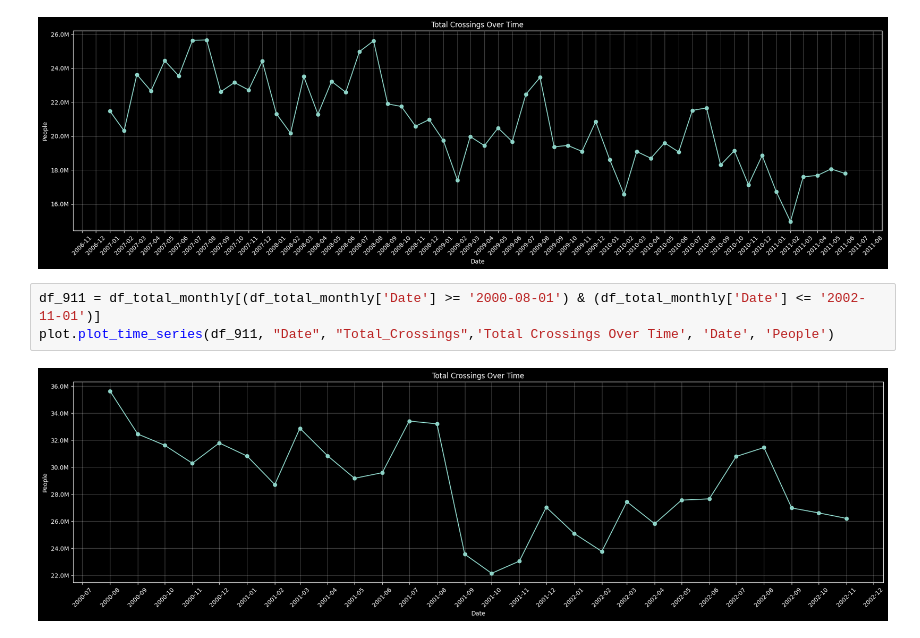
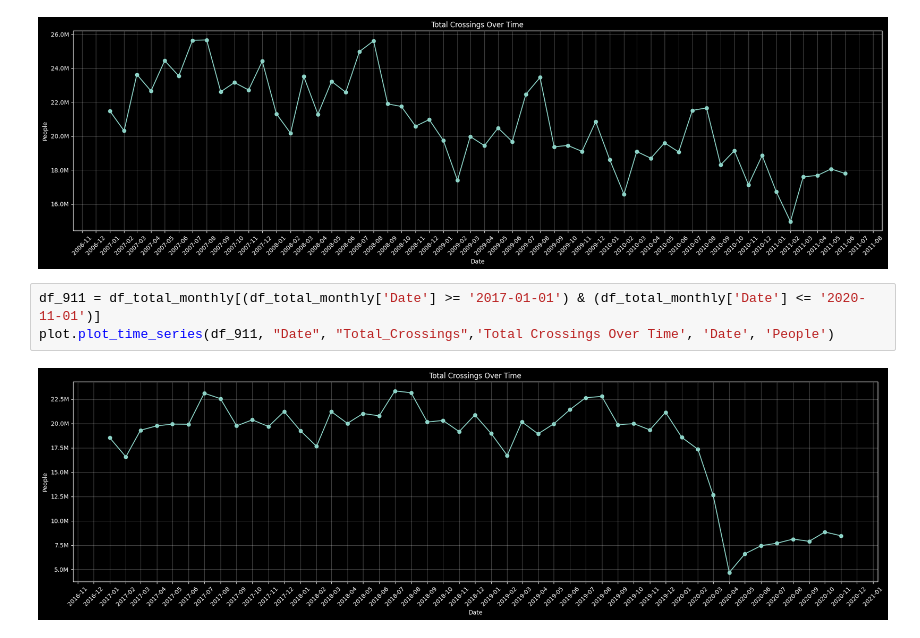
Before and after one commit to Max-Aber/Border_Crossing_Analysis, a Jupyter notebook: notebooks/2-major-event-impacts.ipynb, the cells around one changed output. Cells and saved outputs as stored; diff of their text form.

Commit message:
added another event graph for point2

```diff
--- a/notebooks/2-major-event-impacts.ipynb
+++ b/notebooks/2-major-event-impacts.ipynb
@@ -36,7 +36,7 @@ plot.plot_time_series(df_fin_crisis, "Date", "Total_Crossings",'Total Crossings
 # %% [output]
 [figure]
 # %%
-df_911 = df_total_monthly[(df_total_monthly['Date'] >= '2000-08-01') & (df_total_monthly['Date'] <= '2002-11-01')]
+df_911 = df_total_monthly[(df_total_monthly['Date'] >= '2017-01-01') & (df_total_monthly['Date'] <= '2020-11-01')]
 plot.plot_time_series(df_911, "Date", "Total_Crossings",'Total Crossings Over Time', 'Date', 'People')
 # %% [output]
-[figure, old version]
+[figure, new version]
```
Also changed, not shown: parts of 1 cell of this notebook.
